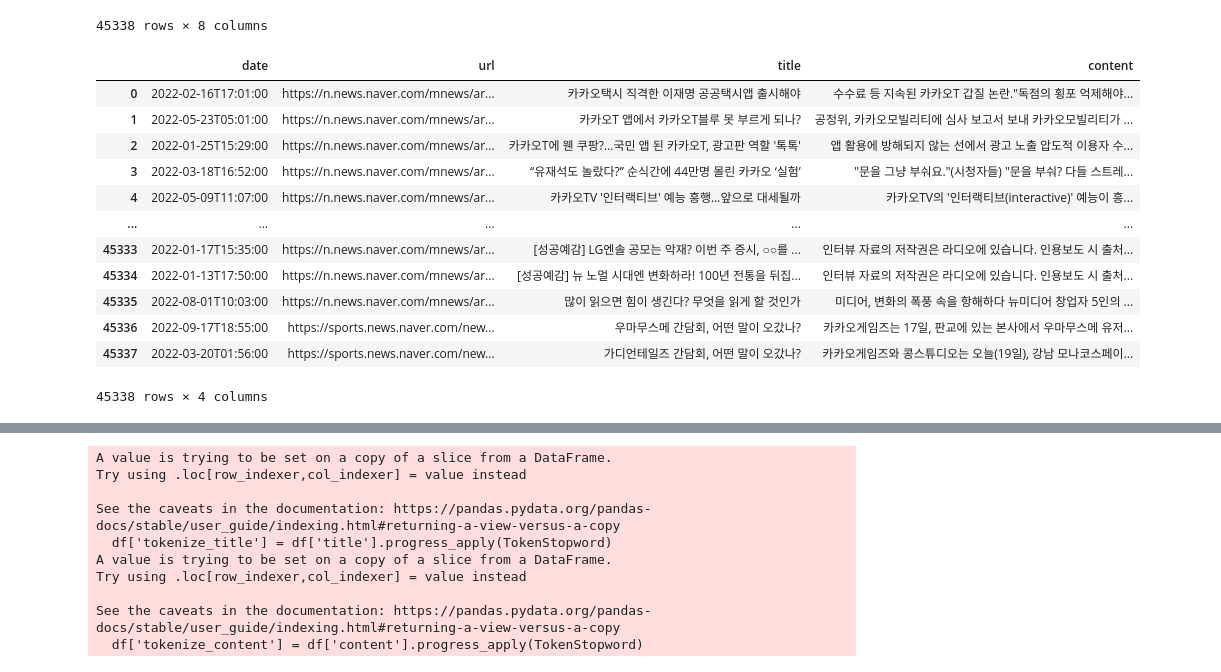
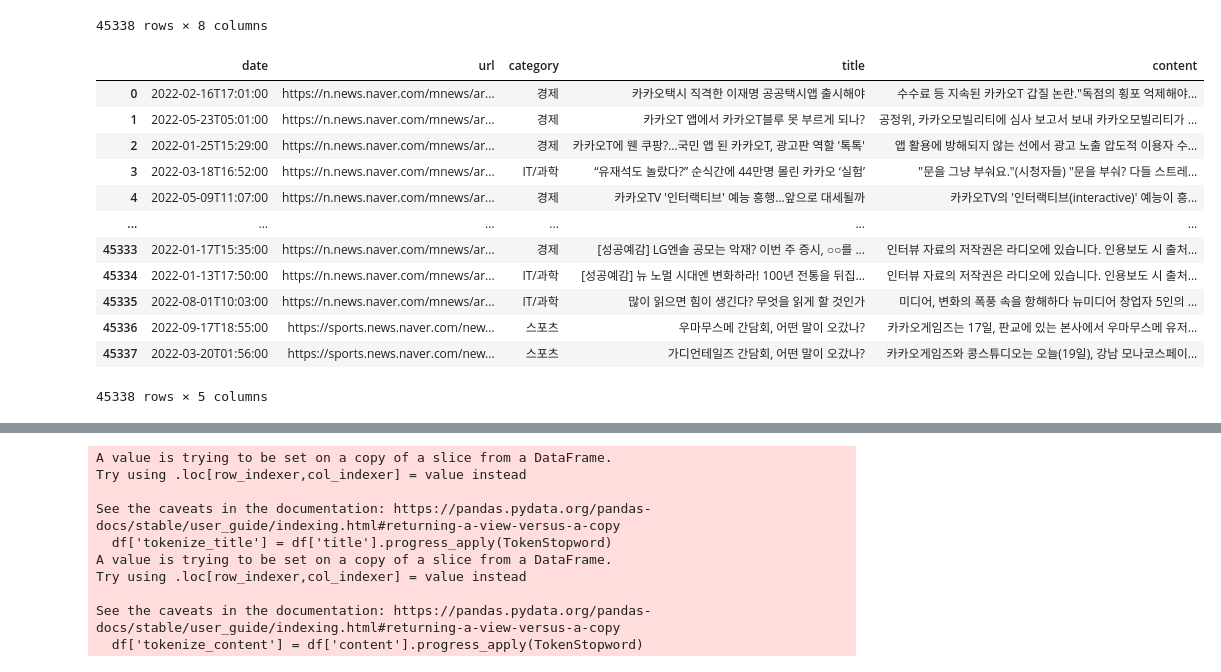
Before and after one commit to chopin0807/2023-10-project, a Jupyter notebook: 토큰화 진행 및 불용어 처리/2022년 기사 전처리 토큰화 불용어 전과정.ipynb, the cells around one changed output, grey strips where cells are left out. Drawn from its saved outputs; the diff is of its cells as text; code cells hidden in the pictures.

```diff
--- a/토큰화 진행 및 불용어 처리/2022년 기사 전처리 토큰화 불용어 전과정.ipynb
+++ b/토큰화 진행 및 불용어 처리/2022년 기사 전처리 토큰화 불용어 전과정.ipynb
@@ -43,23 +43,23 @@ df
 # %%
 # 전처리과정
 # 필요없는 속성 제거
-df.drop(columns=['Unnamed: 0', 'media','category','category_sub'],inplace=True)
+df.drop(columns=['Unnamed: 0', 'media','category_sub'],inplace=True)
 df.reset_index(drop=True, inplace=True)
 df
 # %% [output]
-|  | date | url | title | content |
-| 0 | 2022-02-16T17:01:00 | https://n.news.naver.com/mnews/ar... | 카카오택시 직격한 이재명 공공택시앱 출시해야 | 수수료 등 지속된 카카오T 갑질 논란."독점의 횡포 억제해야... |
-| 1 | 2022-05-23T05:01:00 | https://n.news.naver.com/mnews/ar... | 카카오T 앱에서 카카오T블루 못 부르게 되나? | 공정위, 카카오모빌리티에 심사 보고서 보내 카카오모빌리티가 ... |
-| 2 | 2022-01-25T15:29:00 | https://n.news.naver.com/mnews/ar... | 카카오T에 웬 쿠팡?…국민 앱 된 카카오T, 광고판 역할 '톡톡' | 앱 활용에 방해되지 않는 선에서 광고 노출 압도적 이용자 수... |
-| 3 | 2022-03-18T16:52:00 | https://n.news.naver.com/mnews/ar... | “유재석도 놀랐다?” 순식간에 44만명 몰린 카카오 ‘실험’ | "문을 그냥 부숴요."(시청자들) "문을 부숴? 다들 스트레... |
-| 4 | 2022-05-09T11:07:00 | https://n.news.naver.com/mnews/ar... | 카카오TV '인터랙티브' 예능 흥행…앞으로 대세될까 | 카카오TV의 '인터랙티브(interactive)' 예능이 흥... |
-| ... | ... | ... | ... | ... |
-| 45333 | 2022-01-17T15:35:00 | https://n.news.naver.com/mnews/ar... | [성공예감] LG엔솔 공모는 악재? 이번 주 증시, ○○를 ... | 인터뷰 자료의 저작권은 라디오에 있습니다. 인용보도 시 출처... |
-| 45334 | 2022-01-13T17:50:00 | https://n.news.naver.com/mnews/ar... | [성공예감] 뉴 노멀 시대엔 변화하라! 100년 전통을 뒤집... | 인터뷰 자료의 저작권은 라디오에 있습니다. 인용보도 시 출처... |
-| 45335 | 2022-08-01T10:03:00 | https://n.news.naver.com/mnews/ar... | 많이 읽으면 힘이 생긴다? 무엇을 읽게 할 것인가 | 미디어, 변화의 폭풍 속을 항해하다 뉴미디어 창업자 5인의 ... |
-| 45336 | 2022-09-17T18:55:00 | https://sports.news.naver.com/new... | 우마무스메 간담회, 어떤 말이 오갔나? | 카카오게임즈는 17일, 판교에 있는 본사에서 우마무스메 유저... |
-| 45337 | 2022-03-20T01:56:00 | https://sports.news.naver.com/new... | 가디언테일즈 간담회, 어떤 말이 오갔나? | 카카오게임즈와 콩스튜디오는 오늘(19일), 강남 모나코스페이... |
+|  | date | url | category | title | content |
+| 0 | 2022-02-16T17:01:00 | https://n.news.naver.com/mnews/ar... | 경제 | 카카오택시 직격한 이재명 공공택시앱 출시해야 | 수수료 등 지속된 카카오T 갑질 논란."독점의 횡포 억제해야... |
+| 1 | 2022-05-23T05:01:00 | https://n.news.naver.com/mnews/ar... | 경제 | 카카오T 앱에서 카카오T블루 못 부르게 되나? | 공정위, 카카오모빌리티에 심사 보고서 보내 카카오모빌리티가 ... |
+| 2 | 2022-01-25T15:29:00 | https://n.news.naver.com/mnews/ar... | 경제 | 카카오T에 웬 쿠팡?…국민 앱 된 카카오T, 광고판 역할 '톡톡' | 앱 활용에 방해되지 않는 선에서 광고 노출 압도적 이용자 수... |
+| 3 | 2022-03-18T16:52:00 | https://n.news.naver.com/mnews/ar... | IT/과학 | “유재석도 놀랐다?” 순식간에 44만명 몰린 카카오 ‘실험’ | "문을 그냥 부숴요."(시청자들) "문을 부숴? 다들 스트레... |
+| 4 | 2022-05-09T11:07:00 | https://n.news.naver.com/mnews/ar... | 경제 | 카카오TV '인터랙티브' 예능 흥행…앞으로 대세될까 | 카카오TV의 '인터랙티브(interactive)' 예능이 흥... |
+| ... | ... | ... | ... | ... | ... |
+| 45333 | 2022-01-17T15:35:00 | https://n.news.naver.com/mnews/ar... | 경제 | [성공예감] LG엔솔 공모는 악재? 이번 주 증시, ○○를 ... | 인터뷰 자료의 저작권은 라디오에 있습니다. 인용보도 시 출처... |
+| 45334 | 2022-01-13T17:50:00 | https://n.news.naver.com/mnews/ar... | IT/과학 | [성공예감] 뉴 노멀 시대엔 변화하라! 100년 전통을 뒤집... | 인터뷰 자료의 저작권은 라디오에 있습니다. 인용보도 시 출처... |
+| 45335 | 2022-08-01T10:03:00 | https://n.news.naver.com/mnews/ar... | IT/과학 | 많이 읽으면 힘이 생긴다? 무엇을 읽게 할 것인가 | 미디어, 변화의 폭풍 속을 항해하다 뉴미디어 창업자 5인의 ... |
+| 45336 | 2022-09-17T18:55:00 | https://sports.news.naver.com/new... | 스포츠 | 우마무스메 간담회, 어떤 말이 오갔나? | 카카오게임즈는 17일, 판교에 있는 본사에서 우마무스메 유저... |
+| 45337 | 2022-03-20T01:56:00 | https://sports.news.naver.com/new... | 스포츠 | 가디언테일즈 간담회, 어떤 말이 오갔나? | 카카오게임즈와 콩스튜디오는 오늘(19일), 강남 모나코스페이... |
-45338 rows × 4 columns
+45338 rows × 5 columns
 # %%
 # 날짜 기준으로 정렬
 df = df.sort_values(by=['date'])
```
Also changed, not shown: parts of 4 cells of this notebook, 4 other files.
